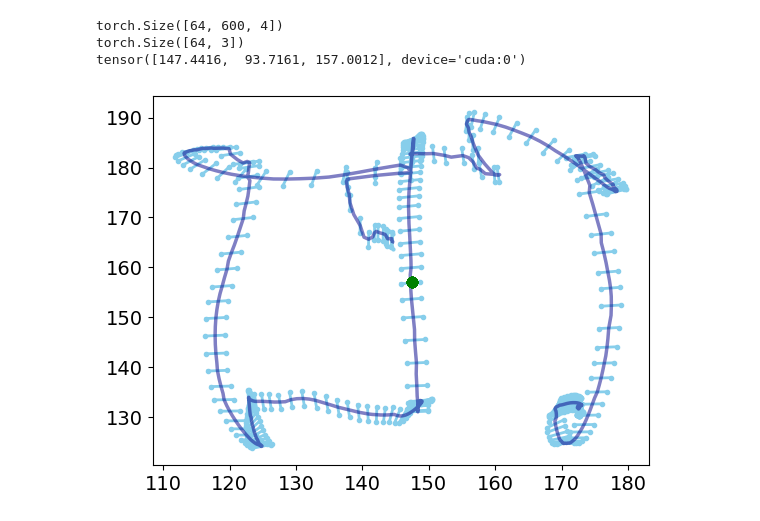
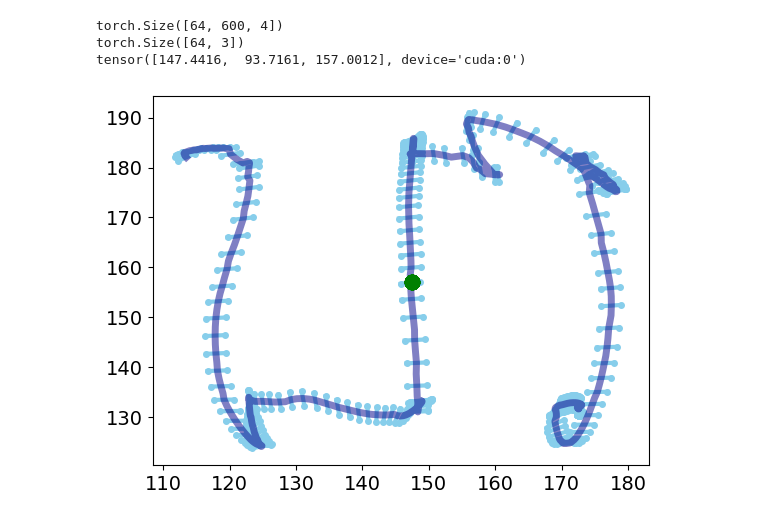
Before and after one commit to SonoGym/SonoGym, a Jupyter notebook: workflows/visualize/visualize_recontruction.ipynb, the cells around one changed output. Saved outputs shown, nothing was run; the diff lists cells and outputs as text; code cells hidden in the pictures.

```diff
--- a/workflows/visualize/visualize_recontruction.ipynb
+++ b/workflows/visualize/visualize_recontruction.ipynb
@@ -28,7 +28,7 @@ skip = 1
 length = 1.5
 for traj in range(1): # cmd_pose_trajs.shape[0]
     plt.plot(cmd_pose_trajs[traj, :, 0], cmd_pose_trajs[traj, :, 1], c='darkblue',
-             linewidth=2.5, alpha=0.5, label='pos_traj' if traj == 0 else "")
+             linewidth=5, alpha=0.5, label='pos_traj' if traj == 0 else "")
 
     for t in range(cmd_pose_trajs.shape[1]):
         if t % skip != 0:
@@ -48,16 +48,16 @@ for traj in range(1): # cmd_pose_trajs.shape[0]
         y0, y1 = y_pos - dy, y_pos + dy
 
         if t==0:
-            plt.plot([x0, x1], [y0, y1], color='skyblue', linewidth=1.5,
-                     alpha=1.0, zorder=0, marker='o', markersize=2.0, label='US plane')
+            plt.plot([x0, x1], [y0, y1], color='skyblue', linewidth=3.0,
+                     alpha=1.0, zorder=0, marker='o', markersize=4.0, label='US plane')
         else:
-            plt.plot([x0, x1], [y0, y1], color='skyblue', linewidth=2.0,
-                     alpha=1.0, zorder=0, marker='o', markersize=3.0)
+            plt.plot([x0, x1], [y0, y1], color='skyblue', linewidth=3.0,
+                     alpha=1.0, zorder=0, marker='o', markersize=4.0)
 
 plt.ylim(120, 180)
 plt.xlim(125, 165)
-plt.scatter(huamn_to_ver_pose[:, 0], huamn_to_ver_pose[:, 2], c='green', s=50, label='vertebra_pos', zorder=2)
-plt.legend(loc='upper left', fontsize=14)
+plt.scatter(huamn_to_ver_pose[:, 0], huamn_to_ver_pose[:, 2], c='green', s=100, label='vertebra_pos', zorder=2)
+plt.legend(ncol=3, loc='upper center', columnspacing=0.5, fontsize=14)
 plt.show()
 # %% [output]
 torch.Size([100, 180, 4])
@@ -81,38 +81,38 @@ start_t = 50
 cmd_pose_trajs = cmd_pose_trajs[:, start_t:, :]
 for traj in range(1): # cmd_pose_trajs.shape[0]
     plt.plot(cmd_pose_trajs[traj, :, 0], cmd_pose_trajs[traj, :, 1], c='darkblue',
-             linewidth=2.5, alpha=0.5, label='pos_traj' if traj == 0 else "")
+             linewidth=5, alpha=0.5, label='pos_traj' if traj == 0 else "")
 
     for t in range(cmd_pose_trajs.shape[1]):
         if t % skip != 0:
             continue
 
         x_pos = cmd_pose_trajs[traj, t, 0]
         y_pos = cmd_pose_trajs[traj, t, 1]
         z_angle = cmd_pose_trajs[traj, t, 2]
         # Compute perpendicular angle
         perp_angle = z_angle
 
         # Line segment endpoints (centered at (x, y))
         dx = length * np.cos(perp_angle)
         dy = length * np.sin(perp_angle)
 
         x0, x1 = x_pos - dx, x_pos + dx
         y0, y1 = y_pos - dy, y_pos + dy
 
         if t==0:
-            plt.plot([x0, x1], [y0, y1], color='skyblue', linewidth=1.5,
-                     alpha=1.0, zorder=0, marker='o', markersize=2.0, label='US plane')
+            plt.plot([x0, x1], [y0, y1], color='skyblue', linewidth=3.0,
+                     alpha=1.0, zorder=0, marker='o', markersize=4.0, label='US plane')
         else:
-            plt.plot([x0, x1], [y0, y1], color='skyblue', linewidth=2.0,
-                     alpha=1.0, zorder=0, marker='o', markersize=3.0)
+            plt.plot([x0, x1], [y0, y1], color='skyblue', linewidth=3.0,
+                     alpha=1.0, zorder=0, marker='o', markersize=4.0)
 
 
-plt.scatter(huamn_to_ver_pose[:, 0], huamn_to_ver_pose[:, 2], c='green', s=50, label='vertebra_pos', zorder=2)
+plt.scatter(huamn_to_ver_pose[:, 0], huamn_to_ver_pose[:, 2], c='green', s=100, label='vertebra_pos', zorder=2)
 # plt.legend()
 plt.show()
 # %% [output]
 torch.Size([64, 600, 4])
 torch.Size([64, 3])
 tensor([147.4416,  93.7161, 157.0012], device='cuda:0')
-[figure, old version]
+[figure, new version]
```
Also changed, not shown: parts of 1 cell of this notebook, 39 other files.
